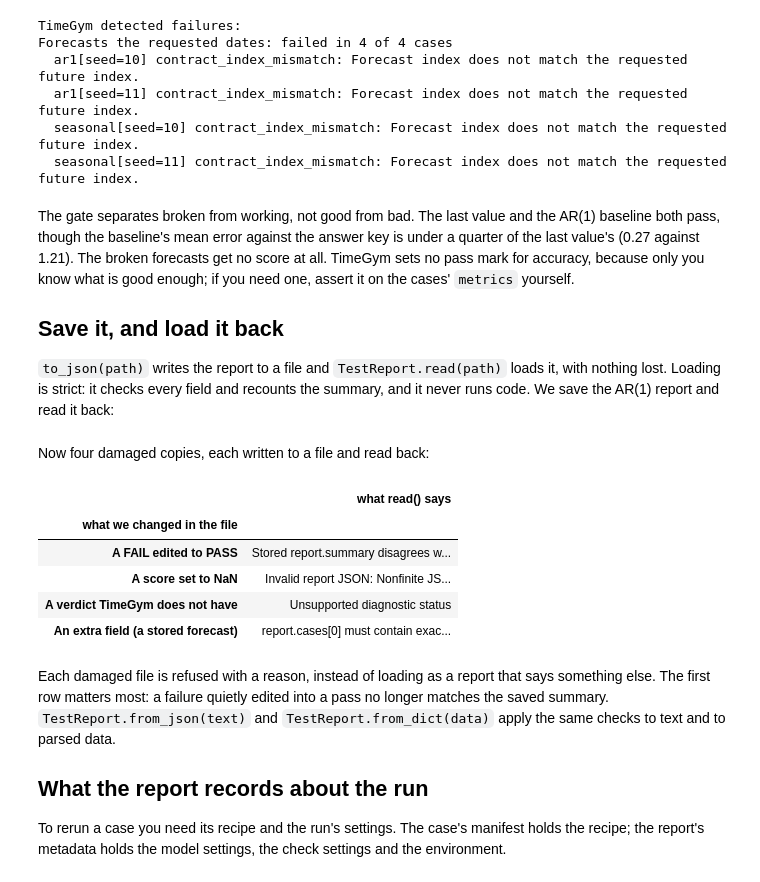
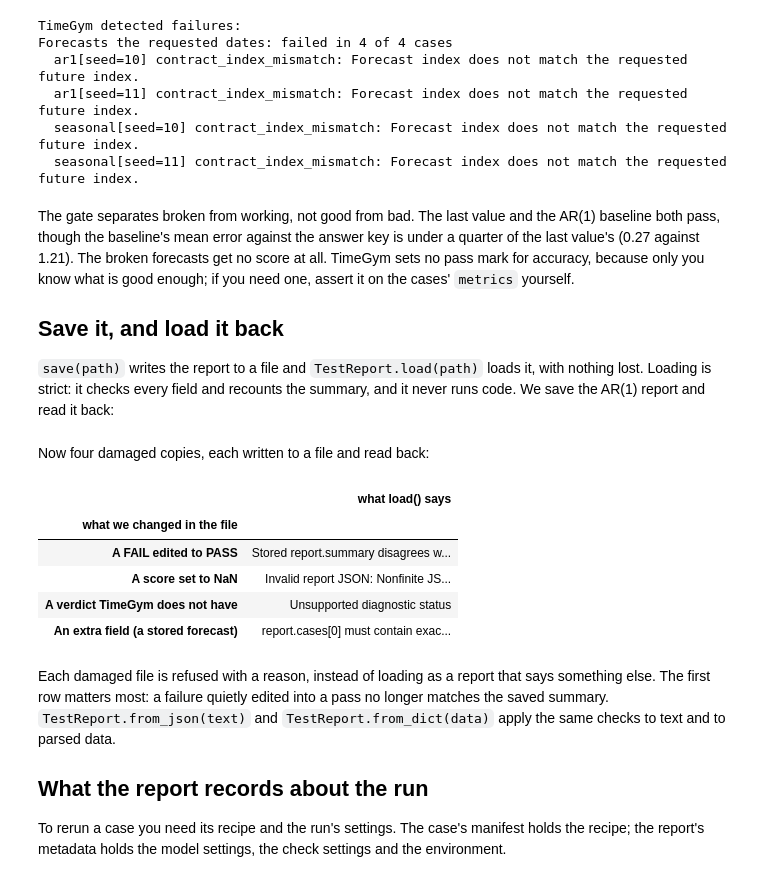
Before and after one commit to diogoseca/timegym, a Jupyter notebook: source/10_reports_and_replay.ipynb, the cells around one changed output. Saved outputs shown, nothing was run; the diff lists cells and outputs as text; code cells hidden in the pictures.

Commit message:
Write a report with save(path) and read it back with TestReport.load(path)

```diff
--- a/source/10_reports_and_replay.ipynb
+++ b/source/10_reports_and_replay.ipynb
@@ -433,11 +433,27 @@ class TestReport:
         return {"schema_version": REPORT_SCHEMA_VERSION, "cases": _json_safe(self.cases), "metadata": _json_safe(self.metadata), "summary": self.summary}
 
     def to_json(self, path=None):
-        """Return the report as indented JSON, also writing it to ``path`` when given."""
+        """Return the report as indented JSON text; ``save(path)`` writes it to a file.
+
+        ``to_json(path)``, the old way to write the file, still writes it,
+        returns the text and warns.
+        """
         serialized = json.dumps(self.to_dict(), indent=2, sort_keys=True, allow_nan=False)
         if path is not None:
+            _warn_deprecated("report.to_json(path) is deprecated and will be removed in a later release: "
+                             "use report.save(path)")
             Path(path).write_text(serialized + "\n", encoding="utf-8")
         return serialized
+
+    def save(self, path):
+        """Write the report to a JSON file at ``path`` and return ``path``; ``TestReport.load(path)`` reads it back.
+
+        The file holds every case's metrics, findings and manifest and the
+        run's metadata, as ``to_json()`` gives them: enough to replay a case
+        with ``replay_case``, and no series or forecasts.
+        """
+        Path(path).write_text(self.to_json() + "\n", encoding="utf-8")
+        return path
 
 
     @classmethod
@@ -480,11 +496,11 @@ class TestReport:
     def from_json(cls, text):
         """Parse JSON text/bytes, rejecting duplicate keys and nonfinite numbers.
 
-        This method never interprets a string as a path. Use ``read(path)``
+        This method never interprets a string as a path. Use ``load(path)``
         for a saved report. Loading data does not execute replay or model code.
         """
         if not isinstance(text, (str, bytes, bytearray)):
-            raise TypeError("from_json expects JSON text or bytes; use read(path) for a file")
+            raise TypeError("from_json expects JSON text or bytes; use TestReport.load(path) for a file")
 
         def unique_object(pairs):
             result = {}
@@ -504,9 +520,16 @@ class TestReport:
         return cls.from_dict(payload)
 
     @classmethod
+    def load(cls, path):
+        """Read and validate the report file at ``path``, as ``save`` wrote it; paths are explicit, never guessed."""
+        return cls.from_json(Path(path).read_bytes())
+
+    @classmethod
     def read(cls, path):
-        """Read and validate a report file; paths are explicit, never guessed."""
-        return cls.from_json(Path(path).read_bytes())
+        """Read a report file by the old name of ``load``, with a warning."""
+        _warn_deprecated("TestReport.read(path) is deprecated and will be removed in a later release: "
+                         "use TestReport.load(path)")
+        return cls.load(path)
 
     @property
     def checks(self):
@@ -857,46 +880,46 @@ The gate separates broken from working, not good from bad. The last value and th
 
 ## Save it, and load it back
 
-`to_json(path)` writes the report to a file and `TestReport.read(path)` loads it, with nothing lost. Loading is strict: it checks every field and recounts the summary, and it never runs code. We save the AR(1) report and read it back:
+`save(path)` writes the report to a file and `TestReport.load(path)` loads it, with nothing lost. Loading is strict: it checks every field and recounts the summary, and it never runs code. We save the AR(1) report and read it back:
 # %%
 scratch = TemporaryDirectory(prefix='timegym-reports-')
 report_path = Path(scratch.name) / 'report.json'
-reports['AR(1) baseline'].to_json(report_path)
-loaded = TestReport.read(report_path)
+reports['AR(1) baseline'].save(report_path)
+loaded = TestReport.load(report_path)
 assert loaded.to_dict() == reports['AR(1) baseline'].to_dict()  # nothing lost through the file
 # %% [markdown]
 Now four damaged copies, each written to a file and read back:
 # %%
 def read_damaged(source, edit):
     """Save a copy of a report with one edit, then try to read it back."""
     data = json.loads(source.to_json())
     edit(data)
     damaged_path = Path(scratch.name) / 'damaged.json'
     damaged_path.write_text(json.dumps(data))
     try:
-        TestReport.read(damaged_path)
+        TestReport.load(damaged_path)
     except ValueError as refusal:
         return str(refusal)
     return 'loaded'
 
 
 def first_case(data):
     return data['cases'][0]
 
 
 refusals = pd.Series({
     'A FAIL edited to PASS': read_damaged(
         reports['One step late'], lambda d: first_case(d)['diagnostics'][0].update(status='PASS')),
     'A score set to NaN': read_damaged(loaded, lambda d: first_case(d)['metrics'].update(mse=float('nan'))),
     'A verdict TimeGym does not have': read_damaged(
         loaded, lambda d: first_case(d)['diagnostics'][0].update(status='MAYBE')),
     'An extra field (a stored forecast)': read_damaged(loaded, lambda d: first_case(d).update(forecast=[1.0, 2.0])),
-}, name='what read() says')
+}, name='what load() says')
 refusals.index.name = 'what we changed in the file'
 assert (refusals != 'loaded').all()  # every damaged copy is refused
 refusals.to_frame()
 # %% [output]
-|  | what read() says |
+|  | what load() says |
 | what we changed in the file |  |
 | A FAIL edited to PASS | Stored report.summary disagrees w... |
 | A score set to NaN | Invalid report JSON: Nonfinite JS... |
```
Also changed, not shown: parts of 2 cells of this notebook, 19 other files.
